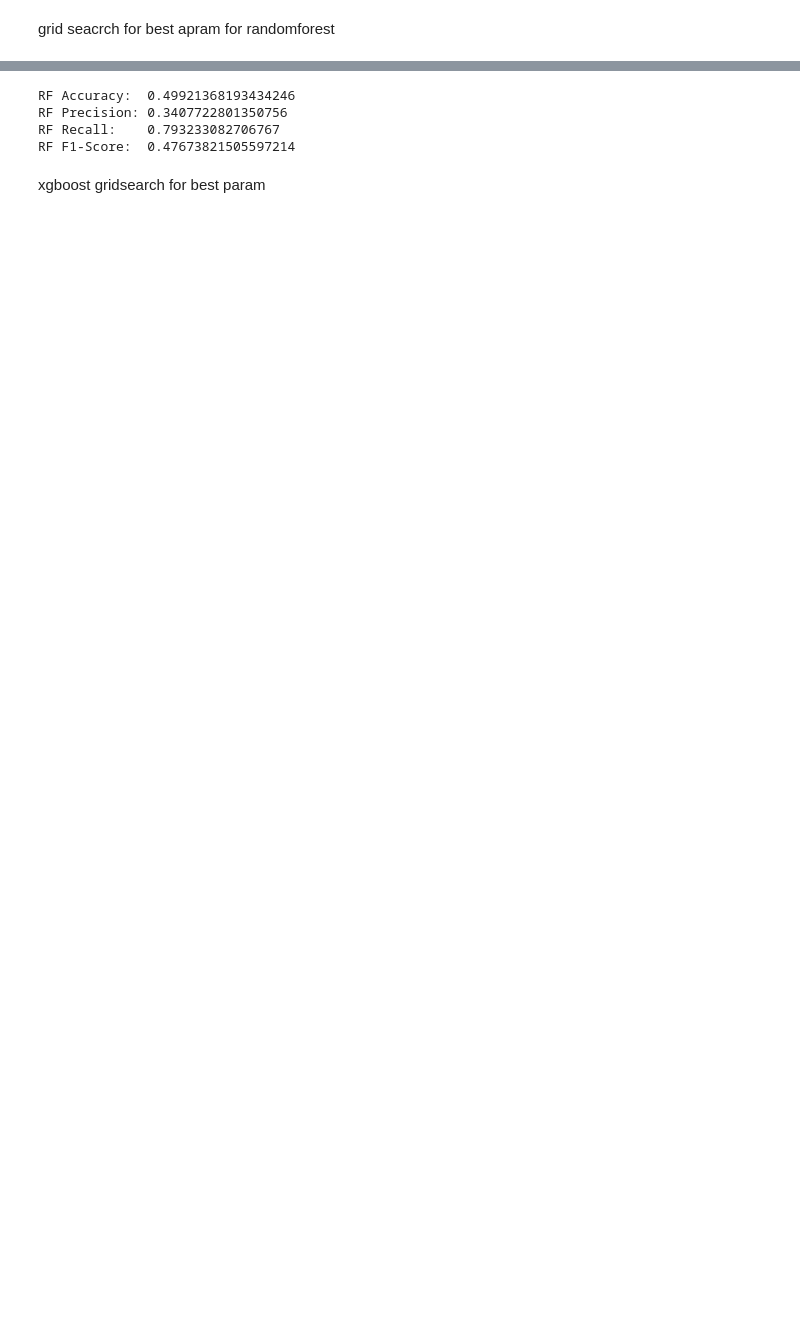
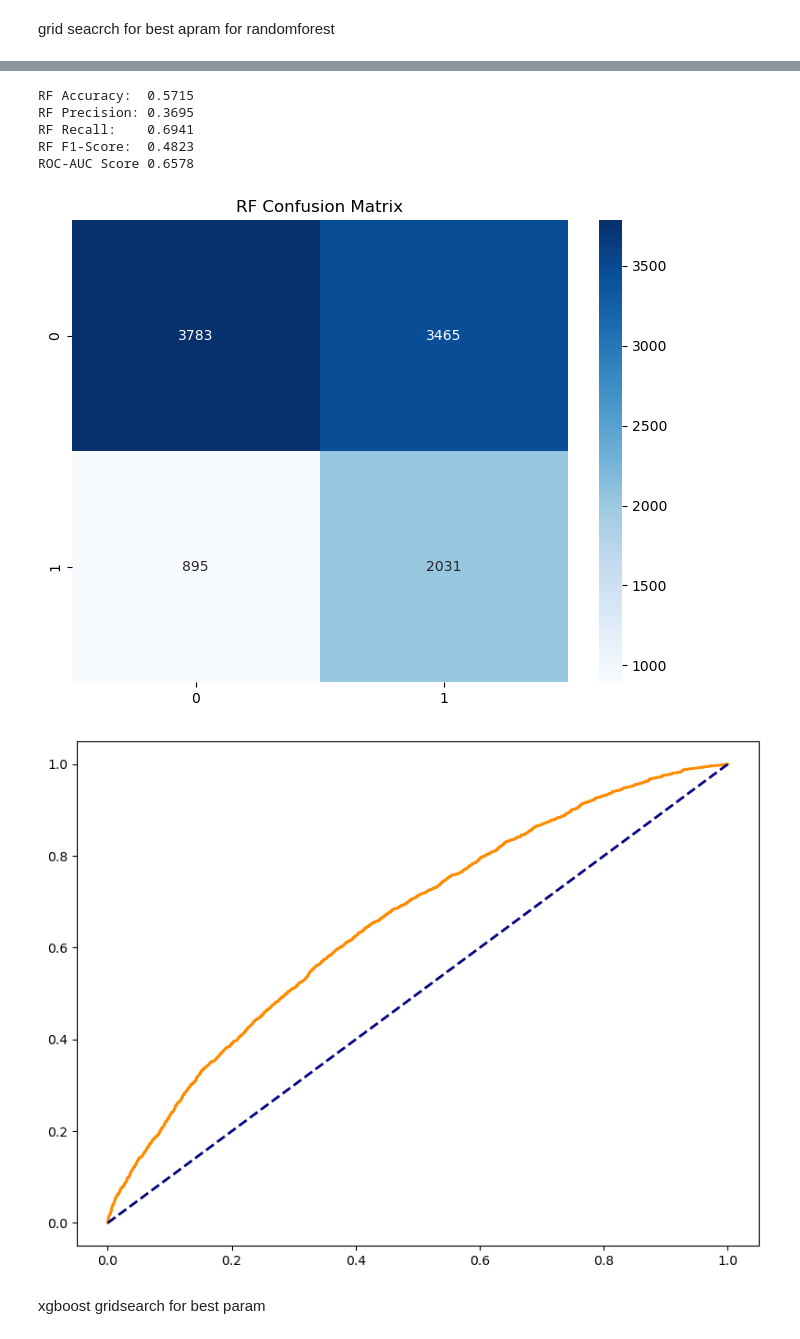
Before and after one commit to krm56/Predicting-customer-churn-using-neural-networks, a Jupyter notebook: Pproject.ipynb, the cells around one changed output, grey strips where cells are left out. Saved outputs shown, nothing was run; the diff lists cells and outputs as text; code cells hidden in the pictures; blank space fills up the shorter version.

```diff
--- a/Pproject.ipynb
+++ b/Pproject.ipynb
@@ -330,6 +330,13 @@ from imblearn.over_sampling import SMOTE
 sm = SMOTE(random_state =42)
 #smote only applied to train so we can learn churn factors effectivly dosent touch test data to make sure models are not biased
 X_train_s, Y_train_s = sm.fit_resample(X_train_scaled, Y_train)
+# %%
+#unscales uses under smapling
+from imblearn.under_sampling import RandomUnderSampler
+from sklearn.ensemble import RandomForestClassifier
+
+rus = RandomUnderSampler(sampling_strategy='majority', random_state=42)
+X_train_rus, Y_train_rus = rus.fit_resample(X_train, Y_train)
 # %% [markdown]
 
 
@@ -423,38 +461,60 @@ Best RF F1 Score: 0.7035189084378306
 # %%
+
 rf_model = RandomForestClassifier(
-    n_estimators=500,
-    max_depth=50,
-    min_samples_leaf=2,
-    class_weight='balanced_subsample',
+    n_estimators=200,
+    max_depth=None,
+    max_features=25,
+    max_leaf_nodes=50,
     random_state=42,
-    max_features = 1,
     n_jobs=-1
 )
 
+rf_model.fit(X_train_rus, Y_train_rus)
 
-rf_model.fit(X_train_s, Y_train_s)
-
-
-rf_prob = rf_grid.best_estimator_.predict_proba(X_test_scaled)[:, 1]
-
-rf_custom_pred = (rf_prob >= 0.4).astype(int)
+rf_custom_pred = rf_model.predict(X_test)
+rf_custom_probabil = rf_model.predict_proba(X_test)[:, 1]
 
 rf_results = [
     accuracy_score(Y_test, rf_custom_pred),
     precision_score(Y_test, rf_custom_pred),
     recall_score(Y_test, rf_custom_pred),
-    f1_score(Y_test, rf_custom_pred)
+    f1_score(Y_test, rf_custom_pred),
+    roc_auc_score(Y_test, rf_custom_probabil)
 ]
 
-print(f"RF Accuracy:  {rf_results[0]}")
-print(f"RF Precision: {rf_results[1]}")
-print(f"RF Recall:    {rf_results[2]}")
-print(f"RF F1-Score:  {rf_results[3]}")
+print(f"RF Accuracy:  {rf_results[0]:.4f}")
+print(f"RF Precision: {rf_results[1]:.4f}")
+print(f"RF Recall:    {rf_results[2]:.4f}")
+print(f"RF F1-Score:  {rf_results[3]:.4f}")
+print(f"ROC-AUC Score {rf_results[4]:.4f}")
+
+
+
+plt.figure(figsize=(8, 6))
+cm = confusion_matrix(Y_test, rf_custom_pred)
+sns.heatmap(cm, annot=True, fmt='d', cmap='Blues')
+plt.title('RF Confusion Matrix')
+plt.show()
+
+
+
+fpr, tpr, _ = roc_curve(Y_test, rf_custom_probabil)
+roc_auc = auc(fpr, tpr)
+
+plt.figure(figsize=(8, 6))
+plt.plot(fpr, tpr, color='darkorange', lw=2, label=f'ROC curve (area = {roc_auc:.2f})')
+plt.plot([0, 1], [0, 1], color='navy', lw=2, linestyle='--')
+
+plt.tight_layout()
+plt.show()
 # %% [output]
-RF Accuracy:  0.49921368193434246
-RF Precision: 0.3407722801350756
-RF Recall:    0.793233082706767
-RF F1-Score:  0.47673821505597214
+RF Accuracy:  0.5715
+RF Precision: 0.3695
+RF Recall:    0.6941
+RF F1-Score:  0.4823
+ROC-AUC Score 0.6578
+[figure, added]
+[figure, added]
 # %% [markdown]
 xgboost gridsearch for best param
 # %%
```
Also changed, not shown: parts of 15 cells of this notebook.
